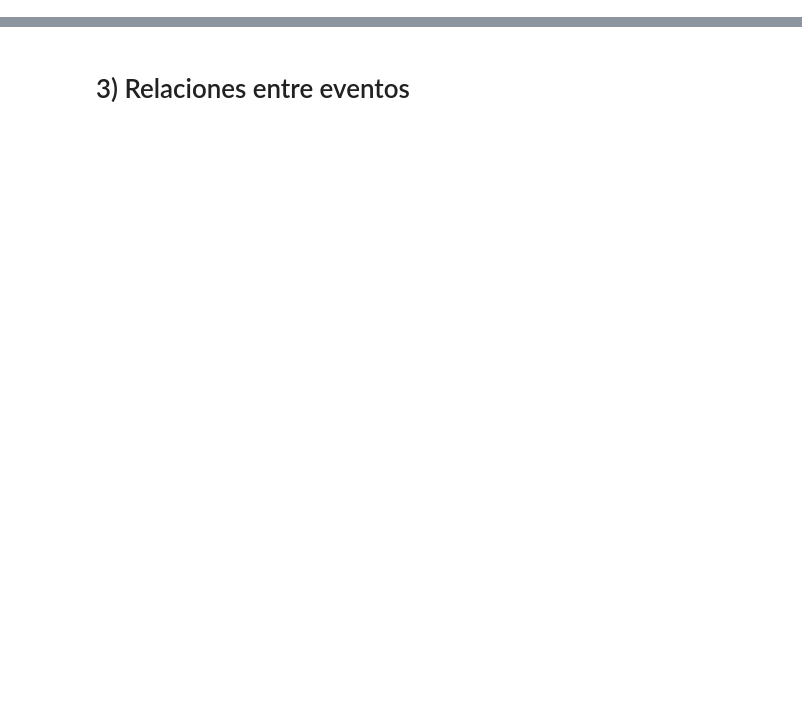
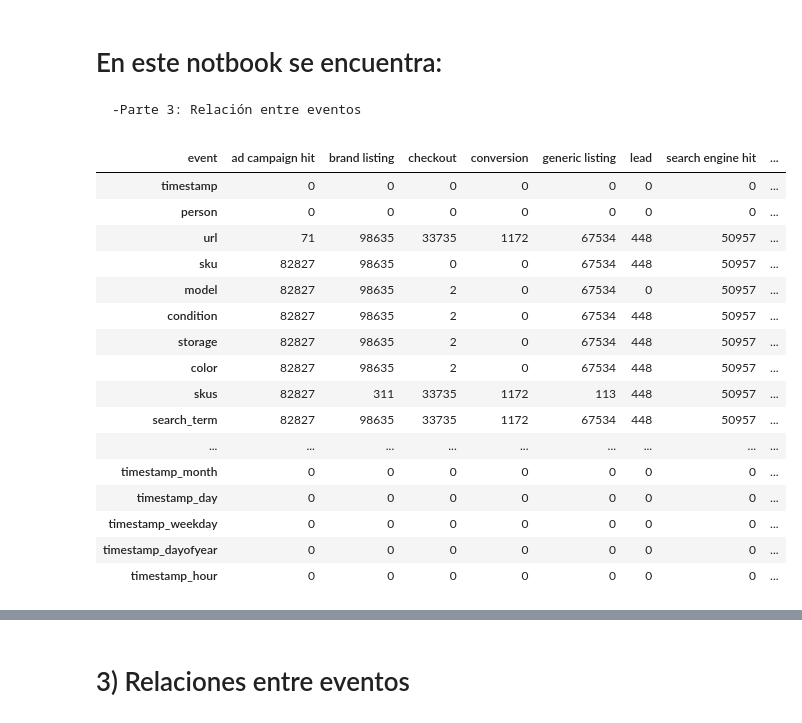
Before and after one commit to sebalogue/tp1-datos, a Jupyter notebook: TP1- Parte 3.ipynb, the cells around one changed output, grey strips where cells are left out. Drawn from its saved outputs; the diff is of its cells as text; code cells hidden in the pictures; blank space fills up the shorter version.

```diff
--- a/TP1- Parte 3.ipynb
+++ b/TP1- Parte 3.ipynb
@@ -17,0 +16,3 @@ pd.options.display.float_format = '{:20,.2f}'.format # suprimimos la notacion ci
+# %% [markdown]
+# En este notbook se encuentra:
+    -Parte 3: Relación entre eventos
@@ -25,0 +41,21 @@ tf['timestamp_hour'] = tf['timestamp_datetime'].dt.hour
+# %%
+rel_event = tf.groupby('event').agg(lambda x: x.isnull().sum()).T
+rel_event
+# %% [output]
+| event | ad campaign hit | brand listing | checkout | conversion | generic listing | lead | search engine hit | ... |
+| timestamp | 0 | 0 | 0 | 0 | 0 | 0 | 0 | ... |
+| person | 0 | 0 | 0 | 0 | 0 | 0 | 0 | ... |
+| url | 71 | 98635 | 33735 | 1172 | 67534 | 448 | 50957 | ... |
+| sku | 82827 | 98635 | 0 | 0 | 67534 | 448 | 50957 | ... |
+| model | 82827 | 98635 | 2 | 0 | 67534 | 0 | 50957 | ... |
+| condition | 82827 | 98635 | 2 | 0 | 67534 | 448 | 50957 | ... |
+| storage | 82827 | 98635 | 2 | 0 | 67534 | 448 | 50957 | ... |
+| color | 82827 | 98635 | 2 | 0 | 67534 | 448 | 50957 | ... |
+| skus | 82827 | 311 | 33735 | 1172 | 113 | 448 | 50957 | ... |
+| search_term | 82827 | 98635 | 33735 | 1172 | 67534 | 448 | 50957 | ... |
+| ... | ... | ... | ... | ... | ... | ... | ... | ... |
+| timestamp_month | 0 | 0 | 0 | 0 | 0 | 0 | 0 | ... |
+| timestamp_day | 0 | 0 | 0 | 0 | 0 | 0 | 0 | ... |
+| timestamp_weekday | 0 | 0 | 0 | 0 | 0 | 0 | 0 | ... |
+| timestamp_dayofyear | 0 | 0 | 0 | 0 | 0 | 0 | 0 | ... |
+| timestamp_hour | 0 | 0 | 0 | 0 | 0 | 0 | 0 | ... |
```
Also changed, not shown: parts of 15 cells of this notebook, 2 other files.
